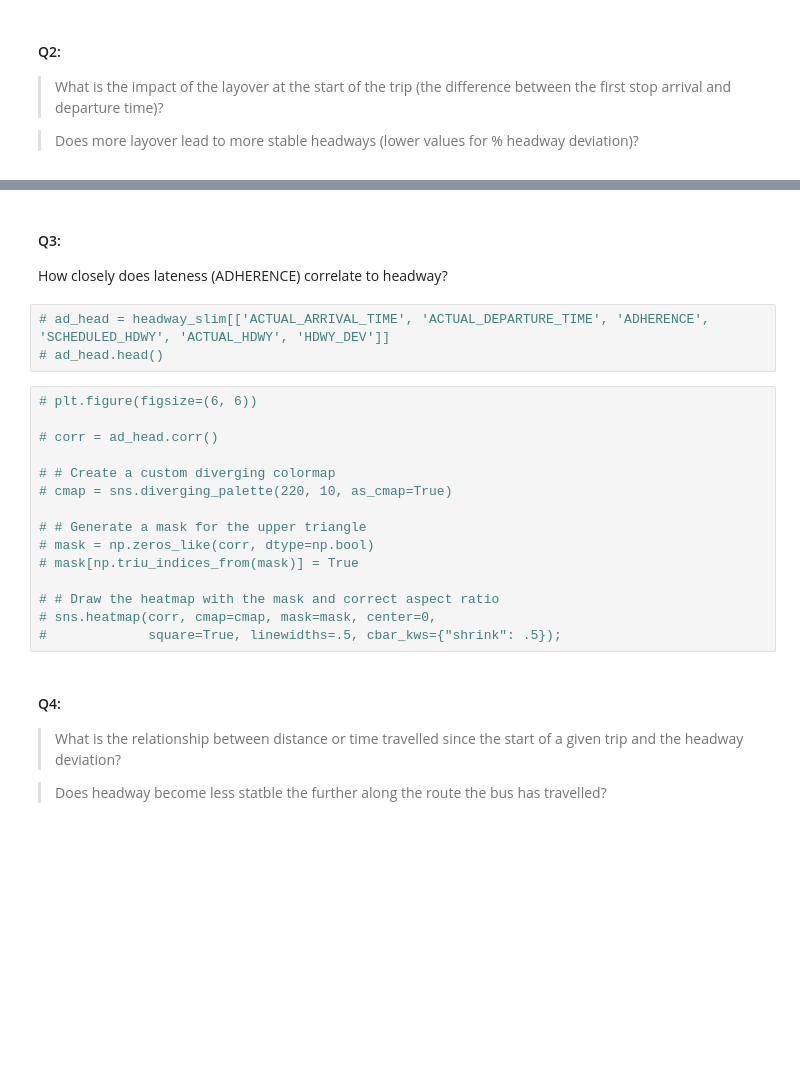
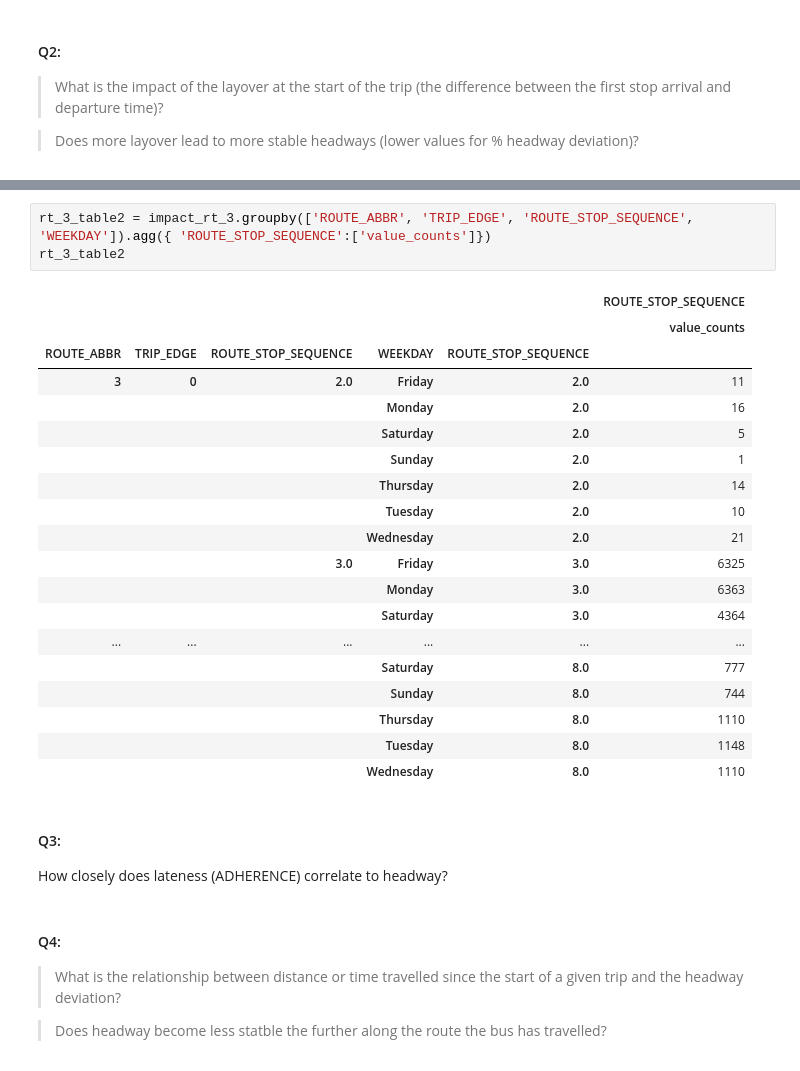
Before and after one commit to NSS-Data-Analytics-Cohort-7/wego-python-bit-my_finger, a Jupyter notebook: notebook/we_go_project.ipynb, the cells around one changed output, grey strips where cells are left out. Drawn from its saved outputs; the diff is of its cells as text; blank space fills up the shorter version.

```diff
--- a/notebook/we_go_project.ipynb
+++ b/notebook/we_go_project.ipynb
@@ -445,24 +236,29 @@ impact_table_2
+# %%
+rt_3_table2 = impact_rt_3.groupby(['ROUTE_ABBR', 'TRIP_EDGE', 'ROUTE_STOP_SEQUENCE', 'WEEKDAY']).agg({ 'ROUTE_STOP_SEQUENCE':['value_counts']})
+rt_3_table2
+# %% [output]
+|  |  |  |  |  | ROUTE_STOP_SEQUENCE |
+|  |  |  |  |  | value_counts |
+| ROUTE_ABBR | TRIP_EDGE | ROUTE_STOP_SEQUENCE | WEEKDAY | ROUTE_STOP_SEQUENCE |  |
+| 3 | 0 | 2.0 | Friday | 2.0 | 11 |
+|  |  |  | Monday | 2.0 | 16 |
+|  |  |  | Saturday | 2.0 | 5 |
+|  |  |  | Sunday | 2.0 | 1 |
+|  |  |  | Thursday | 2.0 | 14 |
+|  |  |  | Tuesday | 2.0 | 10 |
+|  |  |  | Wednesday | 2.0 | 21 |
+|  |  | 3.0 | Friday | 3.0 | 6325 |
+|  |  |  | Monday | 3.0 | 6363 |
+|  |  |  | Saturday | 3.0 | 4364 |
+| ... | ... | ... | ... | ... | ... |
+|  |  |  | Saturday | 8.0 | 777 |
+|  |  |  | Sunday | 8.0 | 744 |
+|  |  |  | Thursday | 8.0 | 1110 |
+|  |  |  | Tuesday | 8.0 | 1148 |
+|  |  |  | Wednesday | 8.0 | 1110 |
 # %% [markdown]
 #### Q3:
 How closely does lateness (ADHERENCE) correlate to headway?
-# %%
-# ad_head = headway_slim[['ACTUAL_ARRIVAL_TIME', 'ACTUAL_DEPARTURE_TIME', 'ADHERENCE', 'SCHEDULED_HDWY', 'ACTUAL_HDWY', 'HDWY_DEV']]
-# ad_head.head()
-# %%
-# plt.figure(figsize=(6, 6))
-
-# corr = ad_head.corr()
-
-# # Create a custom diverging colormap
-# cmap = sns.diverging_palette(220, 10, as_cmap=True)
-
-# # Generate a mask for the upper triangle
-# mask = np.zeros_like(corr, dtype=np.bool)
-# mask[np.triu_indices_from(mask)] = True
-
-# # Draw the heatmap with the mask and correct aspect ratio
-# sns.heatmap(corr, cmap=cmap, mask=mask, center=0,
-#             square=True, linewidths=.5, cbar_kws={"shrink": .5});
 # %% [markdown]
 #### Q4:
 > What is the relationship between distance or time travelled since the start of a given trip and the headway deviation?
```
Also changed, not shown: parts of 34 cells of this notebook.
